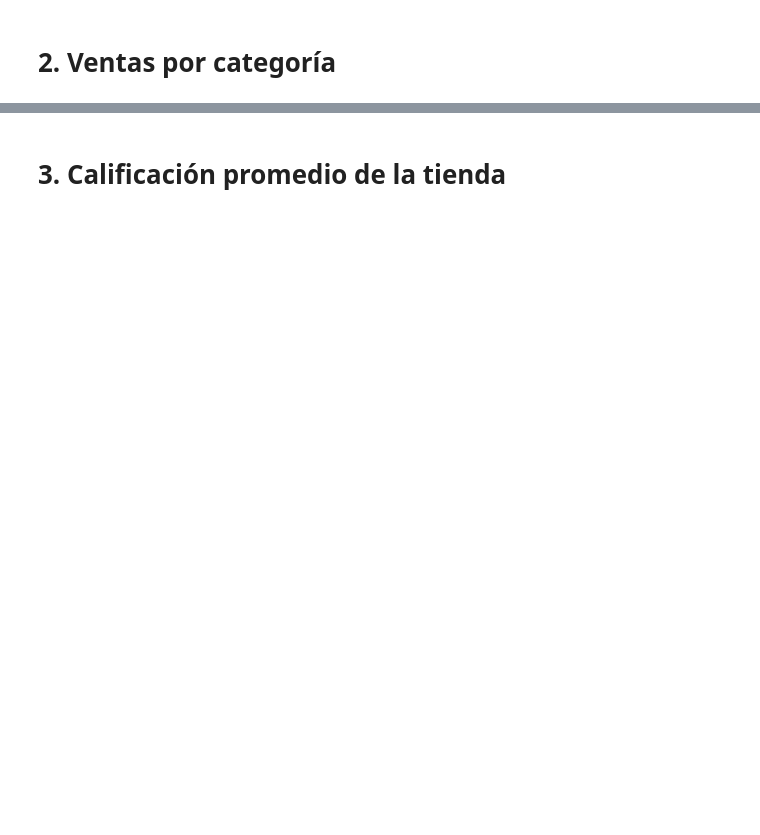
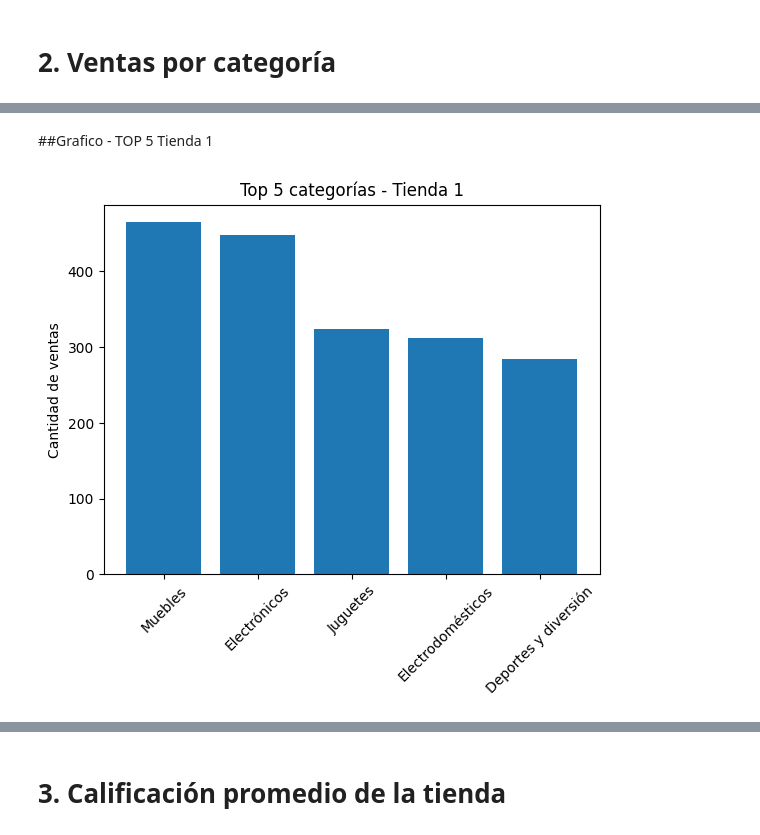
Before and after one commit to Nat-magui/alura-store-challenge, a Jupyter notebook: alura_store_challenge.ipynb, the cells around one changed output, grey strips where cells are left out. Cells and saved outputs as stored; diff of their text form; code cells hidden in the pictures; blank space fills up the shorter version.

```diff
--- a/alura_store_challenge.ipynb
+++ b/alura_store_challenge.ipynb
@@ -46,2 +272,18 @@ Columnas tienda1:
 # %% [markdown]
 # 2. Ventas por categoría
+# %%
+# Ventas por categoria (cantidad de productos vendidos) en cada tienda
+
+ventas_cat_t1 = tienda["Categoría del Producto"].value_counts()
+ventas_cat_t2 = tienda2["Categoría del Producto"].value_counts()
+ventas_cat_t3 = tienda3["Categoría del Producto"].value_counts()
+ventas_cat_t4 = tienda4["Categoría del Producto"].value_counts()
+
+print("🛒 Ventas por categoria - Tienda 1")
+print(ventas_cat_t1)
+print("\n🛒 Ventas por categoria - Tienda 2")
+print(ventas_cat_t2)
+print("\n🛒 Ventas por categoria - Tienda 3")
+print(ventas_cat_t3)
+print("\n🛒 Ventas por categoria - Tienda 4")
+print(ventas_cat_t4)
@@ -47,0 +340,12 @@ Columnas tienda1:
+# %% [markdown]
+##Grafico - TOP 5 Tienda 1
+# %%
+# Tienda 1
+top1 = ventas_cat_t1.head(5)
+plt.bar(top1.index, top1.values)
+plt.title("Top 5 categorías - Tienda 1")
+plt.ylabel("Cantidad de ventas")
+plt.xticks(rotation=45)
+plt.show()
+# %% [output]
+[figure, added]
```
Also changed, not shown: parts of 47 cells of this notebook.
